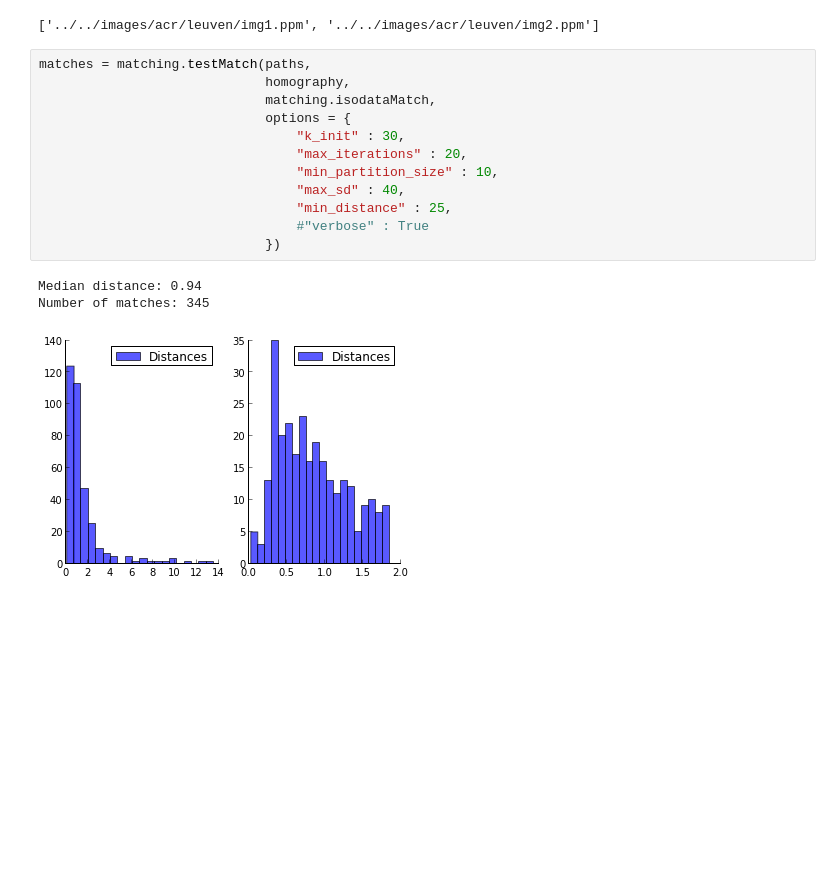
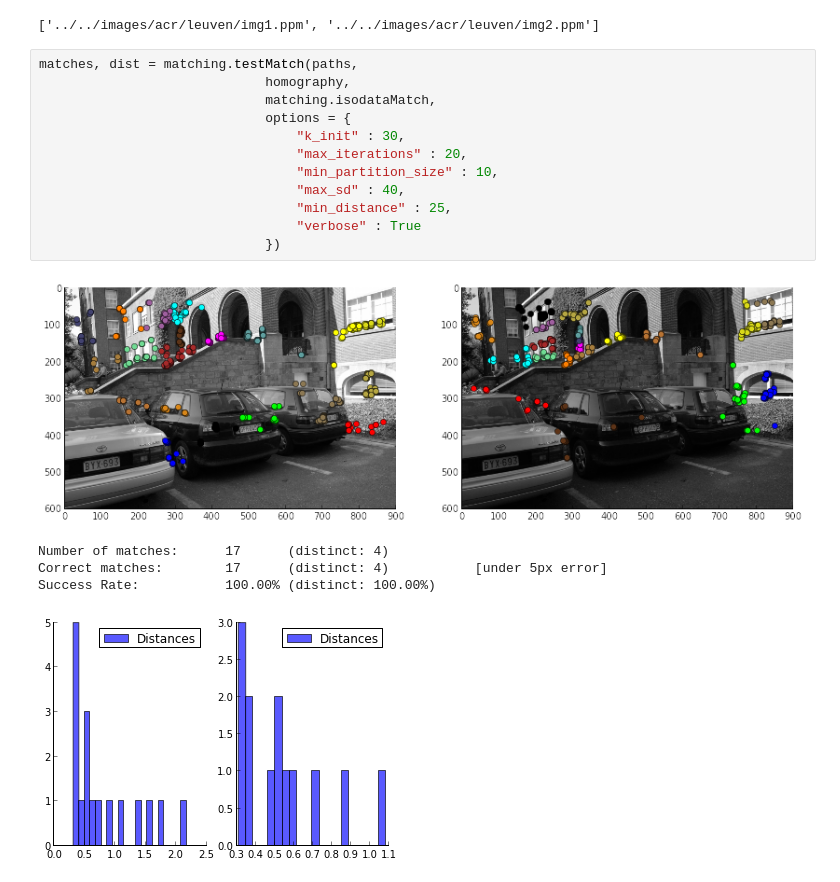
Before and after one commit to arnfred/Mirror-Match, a Jupyter notebook: code/cluster-match/isodata-test.ipynb, the cells around one changed output. Drawn from its saved outputs; the diff is of its cells as text; blank space fills up the shorter version.

```diff
--- a/code/cluster-match/isodata-test.ipynb
+++ b/code/cluster-match/isodata-test.ipynb
@@ -17,20 +17,22 @@ paths
 # %% [output]
 ['../../images/acr/leuven/img1.ppm', '../../images/acr/leuven/img2.ppm']
 # %%
-matches = matching.testMatch(paths,
+matches, dist = matching.testMatch(paths,
                              homography,
                              matching.isodataMatch,
                              options = {
                                  "k_init" : 30,
                                  "max_iterations" : 20,
                                  "min_partition_size" : 10,
                                  "max_sd" : 40,
                                  "min_distance" : 25,
-                                 #"verbose" : True
+                                 "verbose" : True
                              })
 # %% [output]
+[figure, new version]
-Median distance: 0.94
-Number of matches: 345
+Number of matches:      17      (distinct: 4)
+Correct matches:        17      (distinct: 4)           [under 5px error]
+Success Rate:           100.00% (distinct: 100.00%)
-[figure, old version]
+[figure, added]
 # %%
 images = map(features.loadImage, paths)
```
Also changed, not shown: parts of 3 cells of this notebook, 8 other files.
